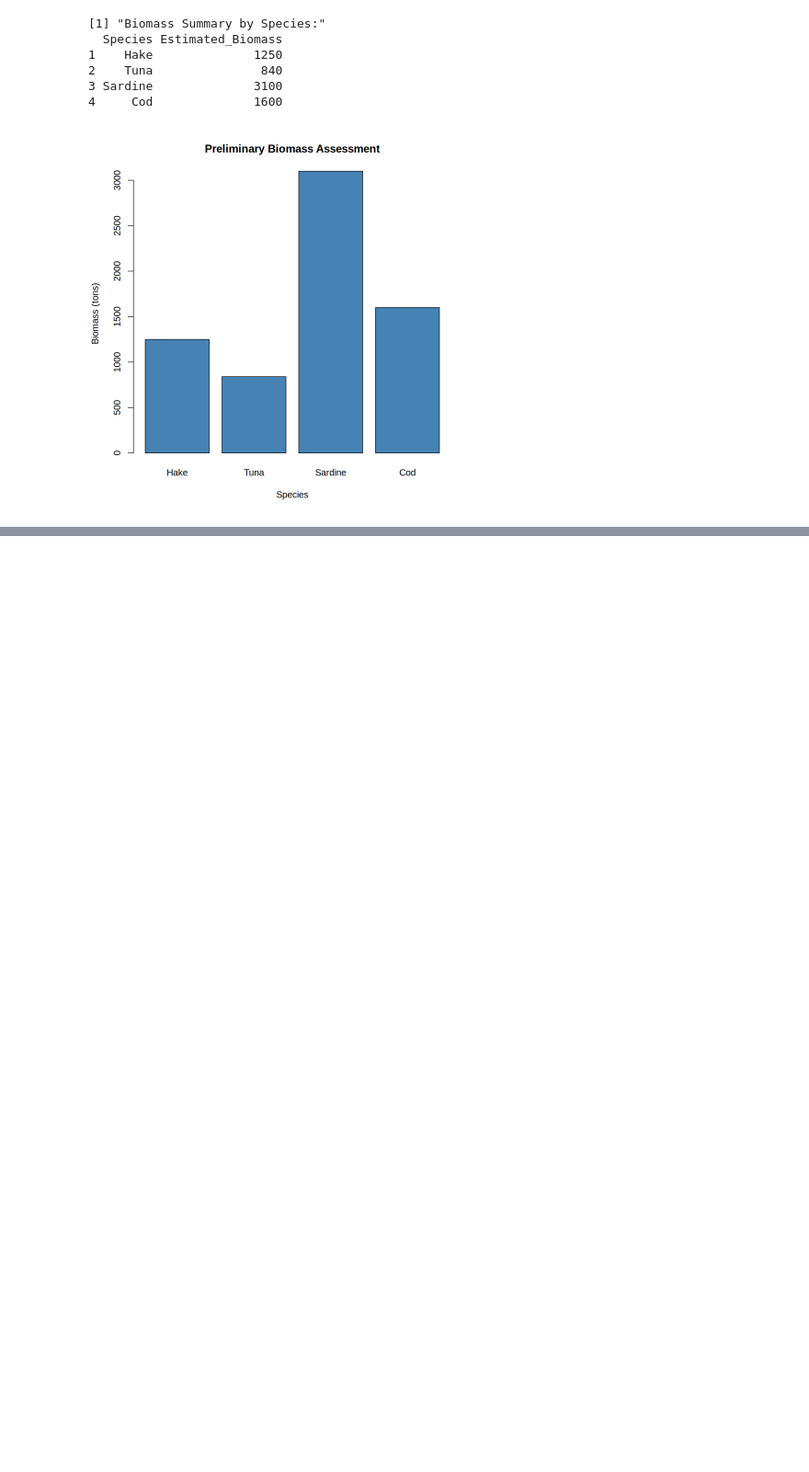
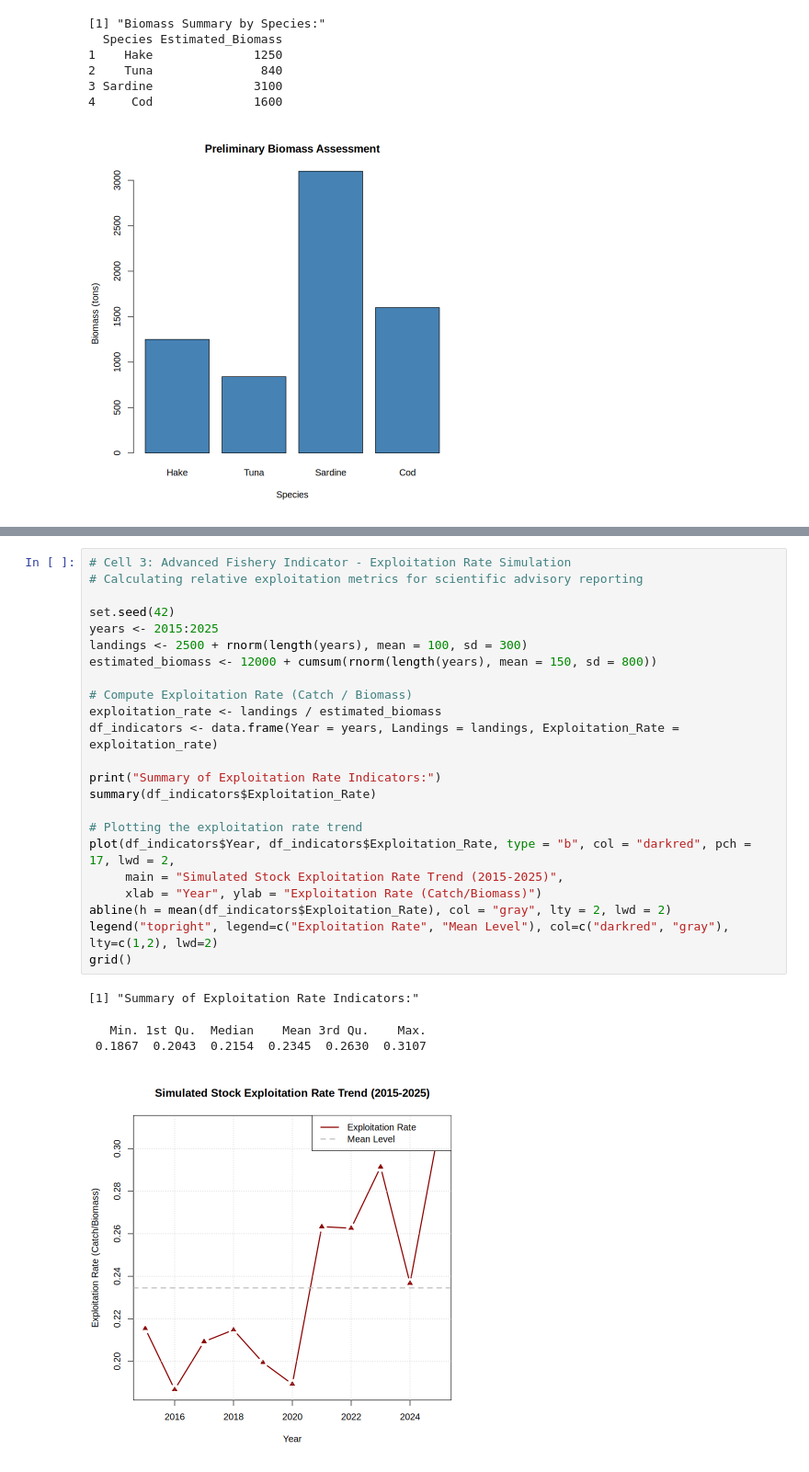
Before and after one commit to penajuanmanuel6-hub/automated-etl-pipeline, a Jupyter notebook: fisheries_stock_assessment.ipynb, the cells around one changed output, grey strips where cells are left out. Shown at 92% size. Cells and saved outputs as stored; diff of their text form; blank space fills up the shorter version.

```diff
--- a/fisheries_stock_assessment.ipynb
+++ b/fisheries_stock_assessment.ipynb
@@ -28,0 +48,28 @@ barplot(fishery_data$Estimated_Biomass,
+# %%
+# Cell 3: Advanced Fishery Indicator - Exploitation Rate Simulation
+# Calculating relative exploitation metrics for scientific advisory reporting
+
+set.seed(42)
+years <- 2015:2025
+landings <- 2500 + rnorm(length(years), mean = 100, sd = 300)
+estimated_biomass <- 12000 + cumsum(rnorm(length(years), mean = 150, sd = 800))
+
+# Compute Exploitation Rate (Catch / Biomass)
+exploitation_rate <- landings / estimated_biomass
+df_indicators <- data.frame(Year = years, Landings = landings, Exploitation_Rate = exploitation_rate)
+
+print("Summary of Exploitation Rate Indicators:")
+summary(df_indicators$Exploitation_Rate)
+
+# Plotting the exploitation rate trend
+plot(df_indicators$Year, df_indicators$Exploitation_Rate, type = "b", col = "darkred", pch = 17, lwd = 2,
+     main = "Simulated Stock Exploitation Rate Trend (2015-2025)",
+     xlab = "Year", ylab = "Exploitation Rate (Catch/Biomass)")
+abline(h = mean(df_indicators$Exploitation_Rate), col = "gray", lty = 2, lwd = 2)
+legend("topright", legend=c("Exploitation Rate", "Mean Level"), col=c("darkred", "gray"), lty=c(1,2), lwd=2)
+grid()
+# %% [output]
+[1] "Summary of Exploitation Rate Indicators:"
+   Min. 1st Qu.  Median    Mean 3rd Qu.    Max.
+ 0.1867  0.2043  0.2154  0.2345  0.2630  0.3107
+[figure, added]
```
Also changed, not shown: parts of 1 cell of this notebook.
